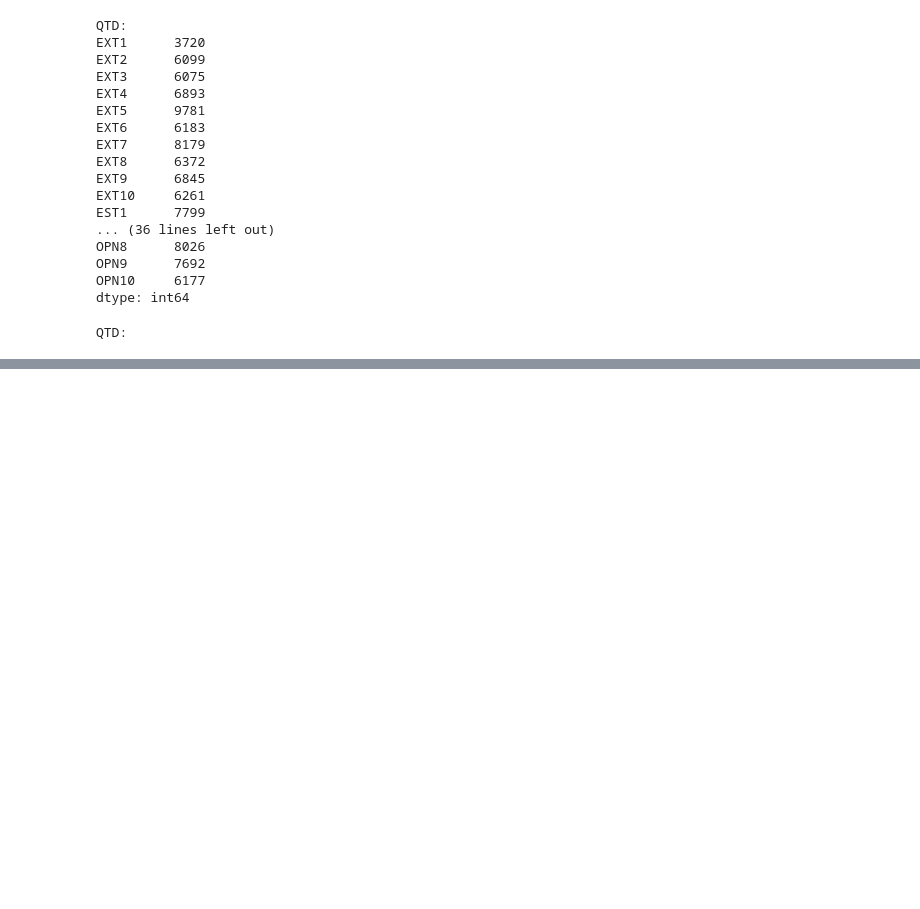
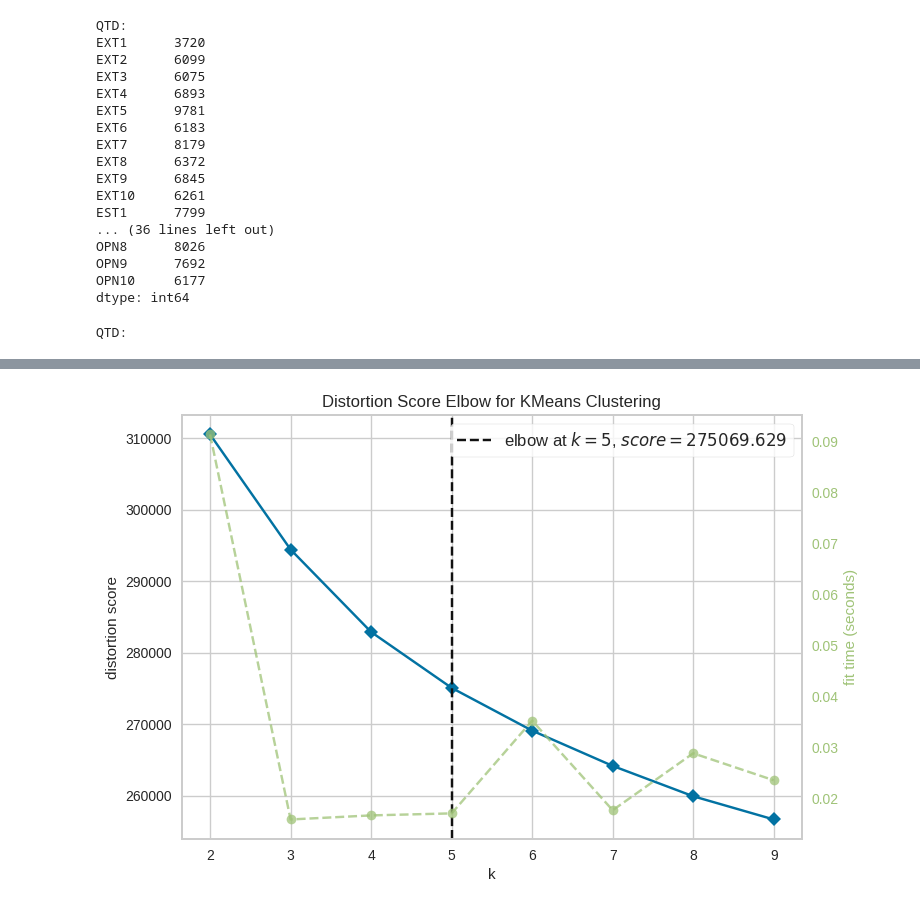
Before and after one commit to Henrique1201/Big-Five-Personality-Test, a Jupyter notebook: src/five-personality-test.ipynb, the cells around one changed output, grey strips where cells are left out. Drawn from its saved outputs; the diff is of its cells as text; code cells hidden in the pictures; blank space fills up the shorter version.

```diff
--- a/src/five-personality-test.ipynb
+++ b/src/five-personality-test.ipynb
@@ -74,2 +71,7 @@ NameError: name 'KElbowVisualizer' is not defined
 # %%
 df_sample = df.sample(n = 5000, random_state=1)
+# %%
+visualizer.fit(df_sample)
+visualizer.poof();
+# %% [output]
+[figure, added]
```
Also changed, not shown: parts of 22 cells of this notebook.
